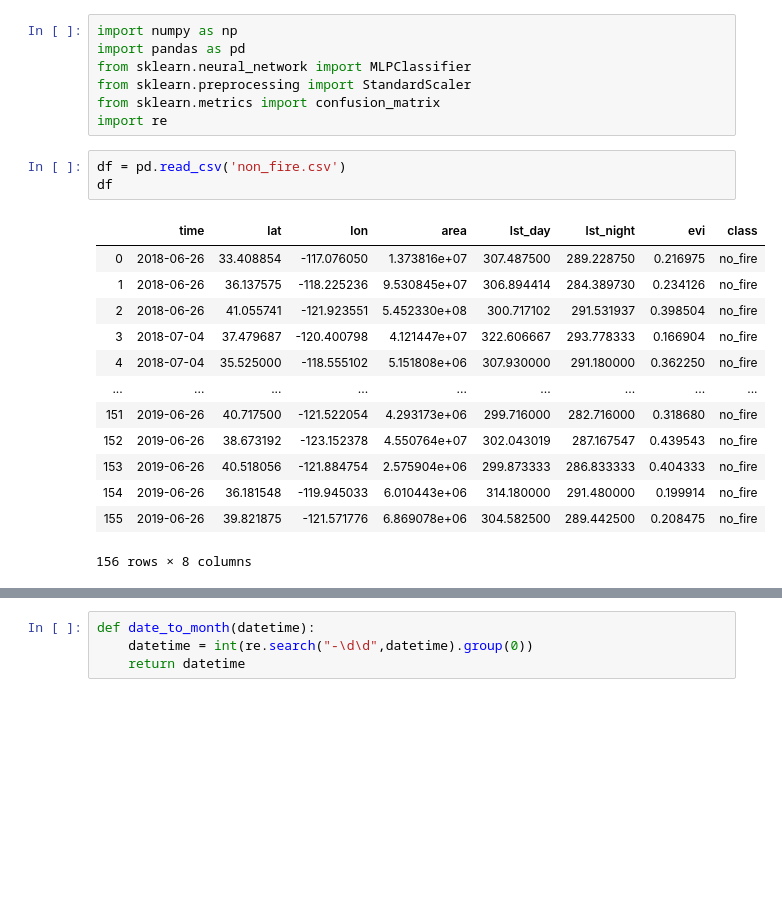
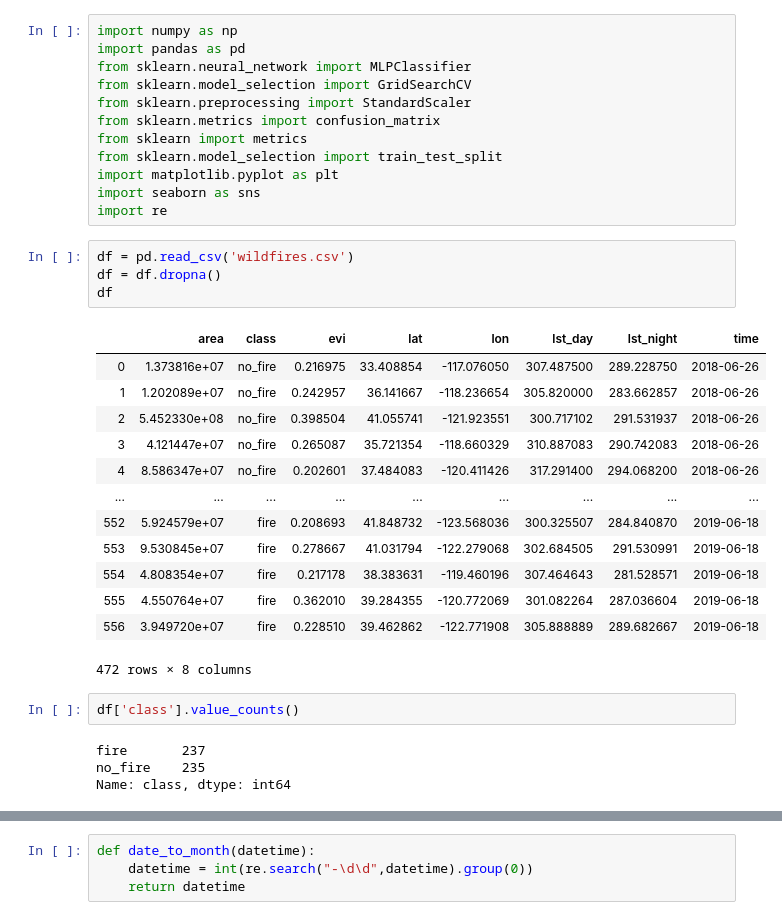
Before and after one commit to aniket-9/COGS-118B, a Jupyter notebook: Neural Networks Sample.ipynb, the cells around one changed output, grey strips where cells are left out. Drawn from its saved outputs; the diff is of its cells as text; blank space fills up the shorter version.

Commit message:
- Updated NN with new wildfires csv

```diff
--- a/Neural Networks Sample.ipynb
+++ b/Neural Networks Sample.ipynb
@@ -2,23 +2,35 @@
 import numpy as np
 import pandas as pd
 from sklearn.neural_network import MLPClassifier
+from sklearn.model_selection import GridSearchCV
 from sklearn.preprocessing import StandardScaler
 from sklearn.metrics import confusion_matrix
+from sklearn import metrics
+from sklearn.model_selection import train_test_split
+import matplotlib.pyplot as plt
+import seaborn as sns
 import re
 # %%
-df = pd.read_csv('non_fire.csv')
+df = pd.read_csv('wildfires.csv')
+df = df.dropna()
 df
 # %% [output]
-|  | time | lat | lon | area | lst_day | lst_night | evi | class |
-| 0 | 2018-06-26 | 33.408854 | -117.076050 | 1.373816e+07 | 307.487500 | 289.228750 | 0.216975 | no_fire |
-| 1 | 2018-06-26 | 36.137575 | -118.225236 | 9.530845e+07 | 306.894414 | 284.389730 | 0.234126 | no_fire |
-| 2 | 2018-06-26 | 41.055741 | -121.923551 | 5.452330e+08 | 300.717102 | 291.531937 | 0.398504 | no_fire |
-| 3 | 2018-07-04 | 37.479687 | -120.400798 | 4.121447e+07 | 322.606667 | 293.778333 | 0.166904 | no_fire |
-| 4 | 2018-07-04 | 35.525000 | -118.555102 | 5.151808e+06 | 307.930000 | 291.180000 | 0.362250 | no_fire |
+|  | area | class | evi | lat | lon | lst_day | lst_night | time |
+| 0 | 1.373816e+07 | no_fire | 0.216975 | 33.408854 | -117.076050 | 307.487500 | 289.228750 | 2018-06-26 |
+| 1 | 1.202089e+07 | no_fire | 0.242957 | 36.141667 | -118.236654 | 305.820000 | 283.662857 | 2018-06-26 |
+| 2 | 5.452330e+08 | no_fire | 0.398504 | 41.055741 | -121.923551 | 300.717102 | 291.531937 | 2018-06-26 |
+| 3 | 4.121447e+07 | no_fire | 0.265087 | 35.721354 | -118.660329 | 310.887083 | 290.742083 | 2018-06-26 |
+| 4 | 8.586347e+07 | no_fire | 0.202601 | 37.484083 | -120.411426 | 317.291400 | 294.068200 | 2018-06-26 |
 | ... | ... | ... | ... | ... | ... | ... | ... | ... |
-| 151 | 2019-06-26 | 40.717500 | -121.522054 | 4.293173e+06 | 299.716000 | 282.716000 | 0.318680 | no_fire |
-| 152 | 2019-06-26 | 38.673192 | -123.152378 | 4.550764e+07 | 302.043019 | 287.167547 | 0.439543 | no_fire |
-| 153 | 2019-06-26 | 40.518056 | -121.884754 | 2.575904e+06 | 299.873333 | 286.833333 | 0.404333 | no_fire |
-| 154 | 2019-06-26 | 36.181548 | -119.945033 | 6.010443e+06 | 314.180000 | 291.480000 | 0.199914 | no_fire |
-| 155 | 2019-06-26 | 39.821875 | -121.571776 | 6.869078e+06 | 304.582500 | 289.442500 | 0.208475 | no_fire |
+| 552 | 5.924579e+07 | fire | 0.208693 | 41.848732 | -123.568036 | 300.325507 | 284.840870 | 2019-06-18 |
+| 553 | 9.530845e+07 | fire | 0.278667 | 41.031794 | -122.279068 | 302.684505 | 291.530991 | 2019-06-18 |
+| 554 | 4.808354e+07 | fire | 0.217178 | 38.383631 | -119.460196 | 307.464643 | 281.528571 | 2019-06-18 |
+| 555 | 4.550764e+07 | fire | 0.362010 | 39.284355 | -120.772069 | 301.082264 | 287.036604 | 2019-06-18 |
+| 556 | 3.949720e+07 | fire | 0.228510 | 39.462862 | -122.771908 | 305.888889 | 289.682667 | 2019-06-18 |
-156 rows × 8 columns
+472 rows × 8 columns
+# %%
+df['class'].value_counts()
+# %% [output]
+fire       237
+no_fire    235
+Name: class, dtype: int64
```
Also changed, not shown: parts of 33 cells of this notebook, 1 other file.
